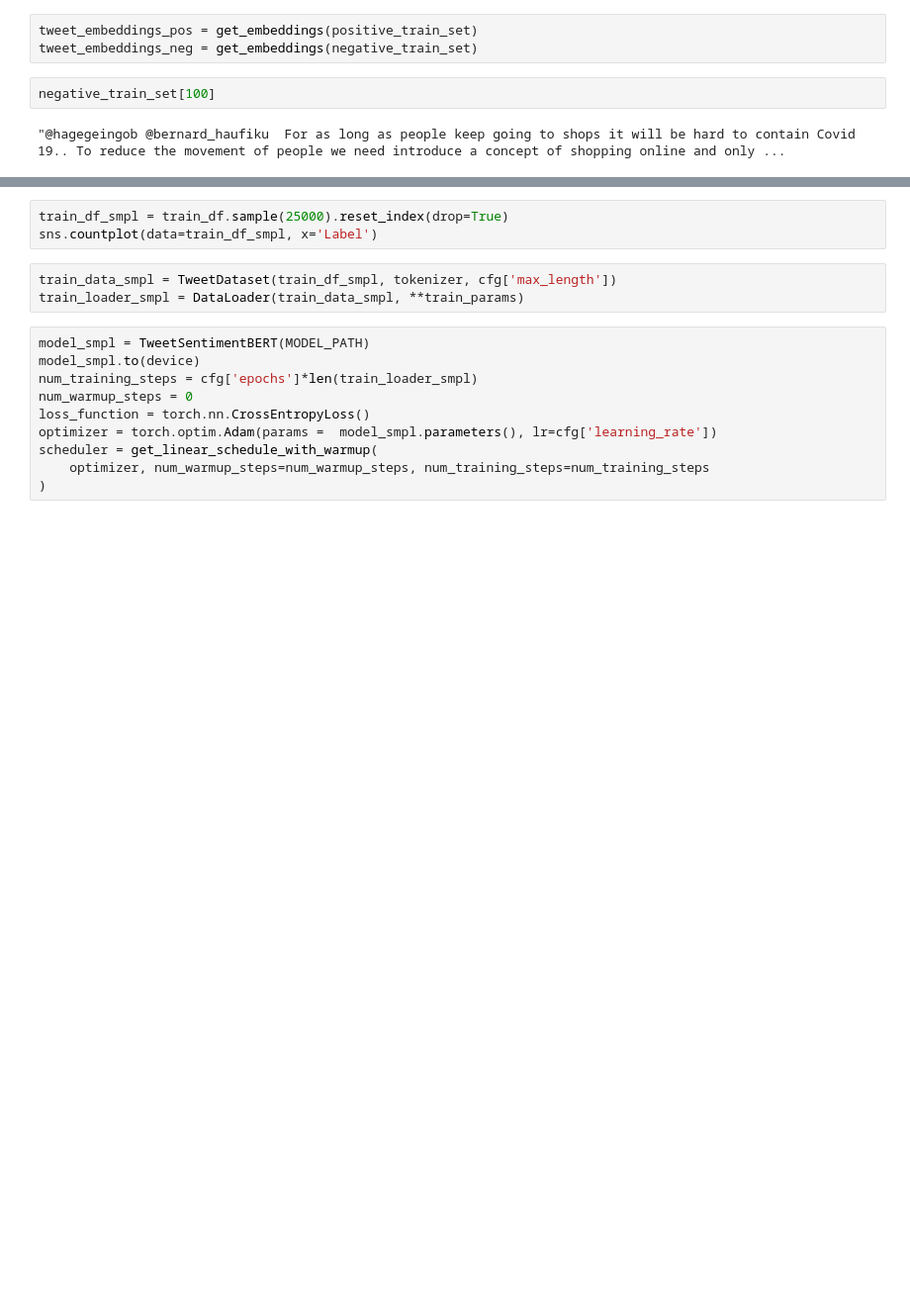
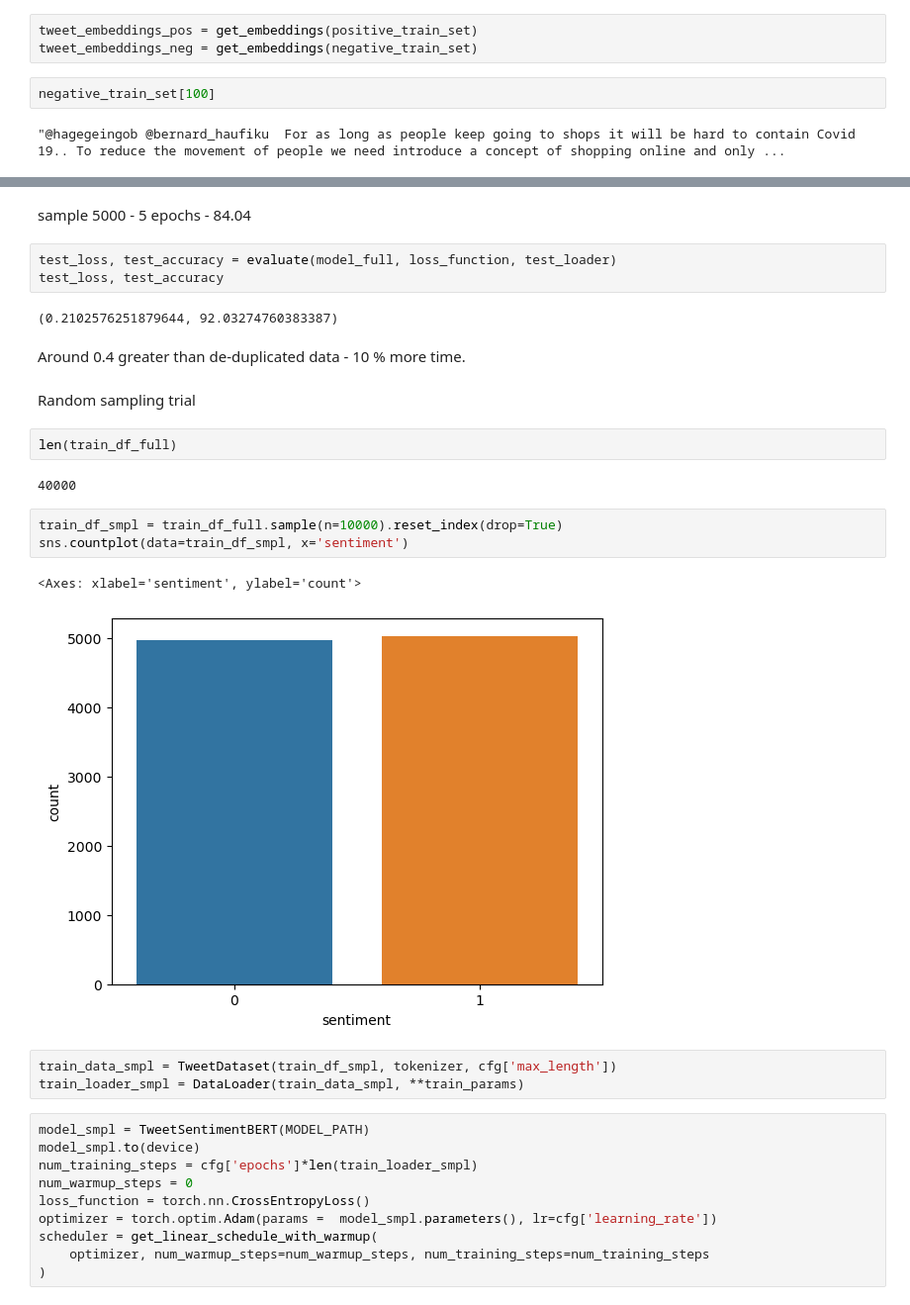
Before and after one commit to abhishekanand1710/not-too-similar, a Jupyter notebook: T-4-Deduplicate-Dataset-Corona-Sentiment-Classification.ipynb, the cells around one changed output, grey strips where cells are left out. Shown: that part at 99% size. Saved outputs shown, nothing was run; the diff lists cells and outputs as text; blank space fills up the shorter version.

Commit message:
trials

```diff
--- a/T-4-Deduplicate-Dataset-Corona-Sentiment-Classification.ipynb
+++ b/T-4-Deduplicate-Dataset-Corona-Sentiment-Classification.ipynb
@@ -501,6 +629,24 @@ cos_scores.shape
+# %% [markdown]
+sample 5000 - 5 epochs - 84.04
+# %%
+test_loss, test_accuracy = evaluate(model_full, loss_function, test_loader)
+test_loss, test_accuracy
+# %% [output]
+(0.2102576251879644, 92.03274760383387)
+# %% [markdown]
+Around 0.4 greater than de-duplicated data - 10 % more time.
+# %% [markdown]
+Random sampling trial
+# %%
+len(train_df_full)
+# %% [output]
+40000
 # %%
-train_df_smpl = train_df.sample(25000).reset_index(drop=True)
-sns.countplot(data=train_df_smpl, x='Label')
+train_df_smpl = train_df_full.sample(n=10000).reset_index(drop=True)
+sns.countplot(data=train_df_smpl, x='sentiment')
+# %% [output]
+<Axes: xlabel='sentiment', ylabel='count'>
+[figure, added]
 # %%
 train_data_smpl = TweetDataset(train_df_smpl, tokenizer, cfg['max_length'])
 train_loader_smpl = DataLoader(train_data_smpl, **train_params)
```
Also changed, not shown: parts of 55 cells of this notebook.
